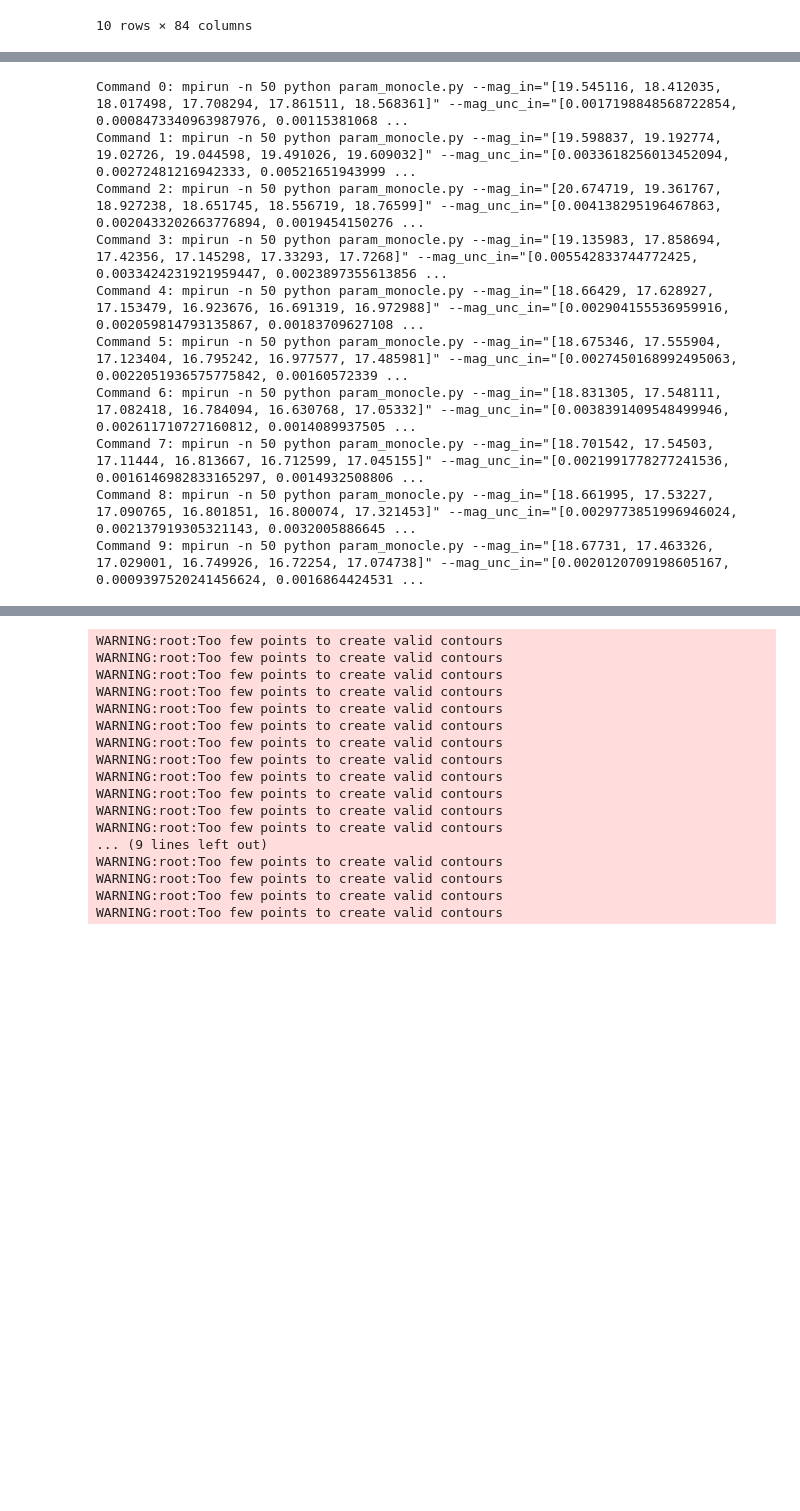
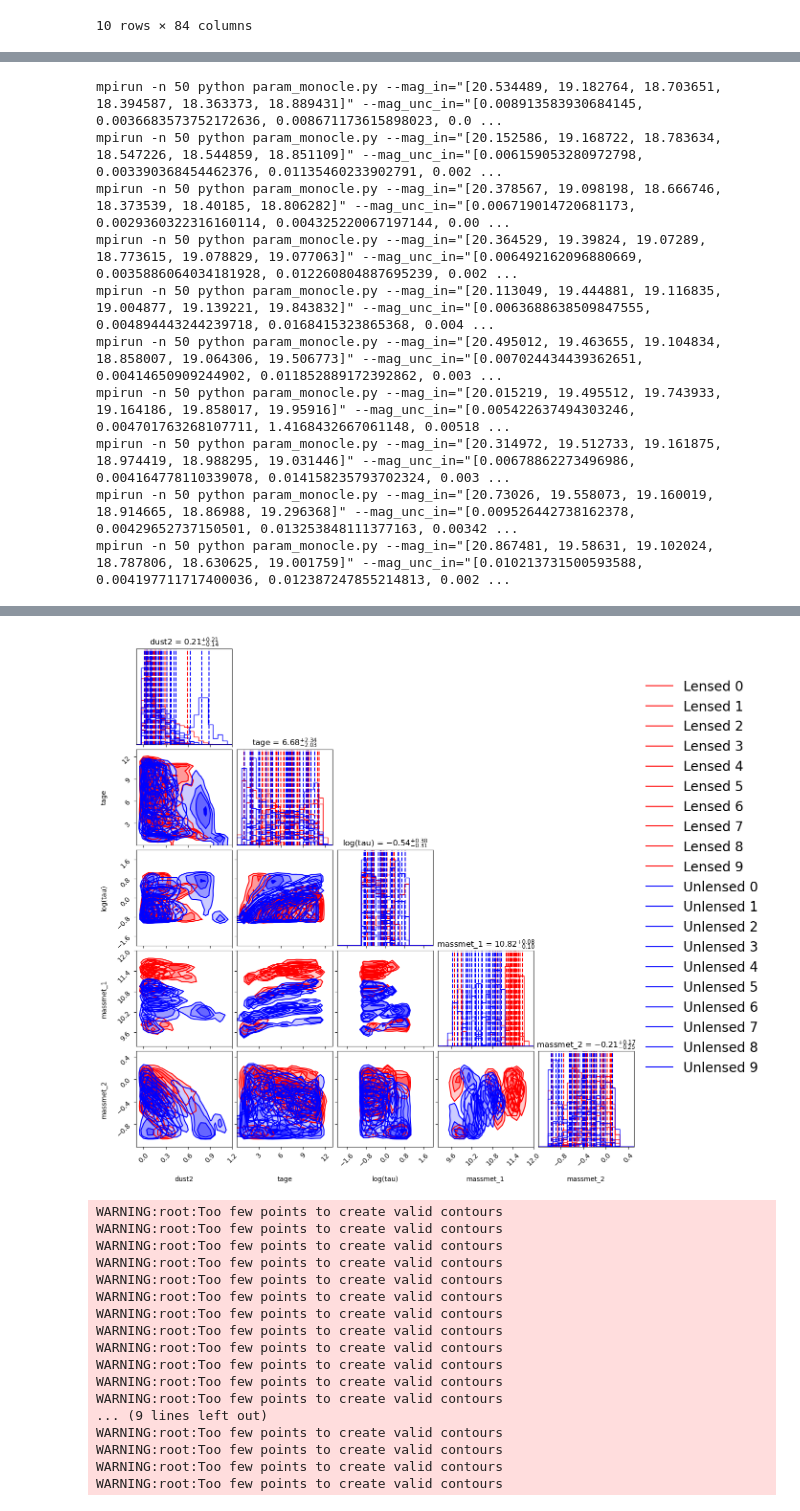
Before and after one commit to eramey16/galactic_lenses, a Jupyter notebook: DR10.ipynb, the cells around one changed output, grey strips where cells are left out. Drawn from its saved outputs; the diff is of its cells as text; code cells hidden in the pictures; blank space fills up the shorter version.

```diff
--- a/DR10.ipynb
+++ b/DR10.ipynb
@@ -0,0 +39,8 @@
+# %%
+not_found = []
+for i,gal in all_lensed.iterrows():
+    try:
+        trac_data = classify.query_galaxy(gal.ra, gal.dec)
+        all_lensed.loc[i, trac_data.columns] = trac_data.iloc[0]
+    except:
+        not_found.append(i)
@@ -113,3 +195,6 @@ lens10
 | 8 | 318179 | 1928m022 | 4437 | 10995449912627541 | 192.898767 | -2.134761 | SER | 18.732760 | 17.579939 | 17.125818 | ... | ... |
 | 9 | 315414 | 2216m027 | 821 | 10995447013311285 | 221.510959 | -2.807735 | SER | 18.935795 | 17.637444 | 17.157036 | ... | ... |
 10 rows × 84 columns
+# %%
+unlens10 = pd.read_csv('test_unlensed.csv')
+unlens10
@@ -154,20 +236,20 @@ array([0.00533879, 0.00345792, 0.01143685, 0.00278628, 0.01649121,
 # data.iloc[:10].to_csv("test_galaxies.csv", index=False)
 data = pd.read_csv("test_unlensed.csv")
 # %%
-gal10 = lens10
+gal10 = unlens10
 # gal10 = classify.query_galaxy(iptf16['ra'], iptf16['dec'])
 for i,gal in gal10.iterrows():
-    print(f"Command {i}: mpirun -n 50 python param_monocle.py --mag_in=\"{list(gal[['dered_mag_'+b for b in bands]])}\" " \
+    print(f"mpirun -n 50 python param_monocle.py --mag_in=\"{list(gal[['dered_mag_'+b for b in bands]])}\" " \
           f"--mag_unc_in=\"{list(2.5 / np.log(10) / np.array([gal['snr_'+b] for b in bands]))}\" " \
-          f"--object_redshift={gal['z_phot_median']} --outfile=test_data/lensed_nonparam_1{i}")
+          f"--object_redshift={gal['z_phot_median']} --outfile=test_data/unlensed_param_1{i}")
 # %% [output]
-Command 0: mpirun -n 50 python param_monocle.py --mag_in="[19.545116, 18.412035, 18.017498, 17.708294, 17.861511, 18.568361]" --mag_unc_in="[0.0017198848568722854, 0.0008473340963987976, 0.00115381068 ...
-Command 1: mpirun -n 50 python param_monocle.py --mag_in="[19.598837, 19.192774, 19.02726, 19.044598, 19.491026, 19.609032]" --mag_unc_in="[0.0033618256013452094, 0.00272481216942333, 0.00521651943999 ...
-Command 2: mpirun -n 50 python param_monocle.py --mag_in="[20.674719, 19.361767, 18.927238, 18.651745, 18.556719, 18.76599]" --mag_unc_in="[0.004138295196467863, 0.0020433202663776894, 0.0019454150276 ...
-Command 3: mpirun -n 50 python param_monocle.py --mag_in="[19.135983, 17.858694, 17.42356, 17.145298, 17.33293, 17.7268]" --mag_unc_in="[0.005542833744772425, 0.0033424231921959447, 0.0023897355613856 ...
-Command 4: mpirun -n 50 python param_monocle.py --mag_in="[18.66429, 17.628927, 17.153479, 16.923676, 16.691319, 16.972988]" --mag_unc_in="[0.002904155536959916, 0.002059814793135867, 0.00183709627108 ...
-Command 5: mpirun -n 50 python param_monocle.py --mag_in="[18.675346, 17.555904, 17.123404, 16.795242, 16.977577, 17.485981]" --mag_unc_in="[0.0027450168992495063, 0.0022051936575775842, 0.00160572339 ...
-Command 6: mpirun -n 50 python param_monocle.py --mag_in="[18.831305, 17.548111, 17.082418, 16.784094, 16.630768, 17.05332]" --mag_unc_in="[0.0038391409548499946, 0.002611710727160812, 0.0014089937505 ...
-Command 7: mpirun -n 50 python param_monocle.py --mag_in="[18.701542, 17.54503, 17.11444, 16.813667, 16.712599, 17.045155]" --mag_unc_in="[0.0021991778277241536, 0.0016146982833165297, 0.0014932508806 ...
-Command 8: mpirun -n 50 python param_monocle.py --mag_in="[18.661995, 17.53227, 17.090765, 16.801851, 16.800074, 17.321453]" --mag_unc_in="[0.0029773851996946024, 0.002137919305321143, 0.0032005886645 ...
-Command 9: mpirun -n 50 python param_monocle.py --mag_in="[18.67731, 17.463326, 17.029001, 16.749926, 16.72254, 17.074738]" --mag_unc_in="[0.0020120709198605167, 0.0009397520241456624, 0.0016864424531 ...
+mpirun -n 50 python param_monocle.py --mag_in="[20.534489, 19.182764, 18.703651, 18.394587, 18.363373, 18.889431]" --mag_unc_in="[0.008913583930684145, 0.0036683573752172636, 0.008671173615898023, 0.0 ...
+mpirun -n 50 python param_monocle.py --mag_in="[20.152586, 19.168722, 18.783634, 18.547226, 18.544859, 18.851109]" --mag_unc_in="[0.006159053280972798, 0.003390368454462376, 0.01135460233902791, 0.002 ...
+mpirun -n 50 python param_monocle.py --mag_in="[20.378567, 19.098198, 18.666746, 18.373539, 18.40185, 18.806282]" --mag_unc_in="[0.006719014720681173, 0.0029360322316160114, 0.004325220067197144, 0.00 ...
+mpirun -n 50 python param_monocle.py --mag_in="[20.364529, 19.39824, 19.07289, 18.773615, 19.078829, 19.077063]" --mag_unc_in="[0.006492162096880669, 0.0035886064034181928, 0.012260804887695239, 0.002 ...
+mpirun -n 50 python param_monocle.py --mag_in="[20.113049, 19.444881, 19.116835, 19.004877, 19.139221, 19.843832]" --mag_unc_in="[0.0063688638509847555, 0.004894443244239718, 0.0168415323865368, 0.004 ...
+mpirun -n 50 python param_monocle.py --mag_in="[20.495012, 19.463655, 19.104834, 18.858007, 19.064306, 19.506773]" --mag_unc_in="[0.007024434439362651, 0.00414650909244902, 0.011852889172392862, 0.003 ...
+mpirun -n 50 python param_monocle.py --mag_in="[20.015219, 19.495512, 19.743933, 19.164186, 19.858017, 19.95916]" --mag_unc_in="[0.005422637494303246, 0.004701763268107711, 1.4168432667061148, 0.00518 ...
+mpirun -n 50 python param_monocle.py --mag_in="[20.314972, 19.512733, 19.161875, 18.974419, 18.988295, 19.031446]" --mag_unc_in="[0.00678862273496986, 0.004164778110339078, 0.014158235793702324, 0.003 ...
+mpirun -n 50 python param_monocle.py --mag_in="[20.73026, 19.558073, 19.160019, 18.914665, 18.86988, 19.296368]" --mag_unc_in="[0.009526442738162378, 0.00429652737150501, 0.013253848111377163, 0.00342 ...
+mpirun -n 50 python param_monocle.py --mag_in="[20.867481, 19.58631, 19.102024, 18.787806, 18.630625, 19.001759]" --mag_unc_in="[0.010213731500593588, 0.004197711717400036, 0.012387247855214813, 0.002 ...
@@ -174,5 +278,5 @@ Command 9: mpirun -n 50 python param_monocle.py --mag_in="[18.67731, 17.463326,
 # %%
-def make_plots_for_h5(h5_files, ax_range=None, save=True, traceplot=False,
+def make_plots_for_h5(h5_files, ax_range=None, save=False, traceplot=False,
                      colors=None, labels=None):
     if not isinstance(h5_files, list):
         h5_files = [h5_files]
@@ -208,8 +312,8 @@ def make_plots_for_h5(h5_files, ax_range=None, save=True, traceplot=False,
             reader.subcorner(res, range=ax_range, fig=cornerfig, color=color)
 
         if save:
-            savefile = 'figs/'+h5_handle+'_subcorner.png'
-            plt.savefig(savefile, bbox_inches='tight')
+            if isinstance(save, bool): save = 'figs/'+h5_handle+'_subcorner.png'
+            plt.savefig(save, bbox_inches='tight')
 
     plt.legend(handles=[mpl.lines.Line2D([],[], color=color_legend[i], label=labels[i])
                        for i in range(len(h5_files))], frameon=False,
@@ -233,3 +337,11 @@ def make_plots_for_h5(h5_files, ax_range=None, save=True, traceplot=False,
 # ax_range=[(0.555, .585), (-.02, 0.3), (0.05, .4), (.8, 1.1), (11.4, 11.85), (-1.05, 0)]
 # make_plots_for_h5(unlensed_h5, save=False, ax_range=ax_range) # Unlensed
 # plt.savefig('figs/unlensed_custom_iband.png', bbox_inches='tight')
+# %%
+unlensed = [f'test_data/unlensed_param_1{i}.h5' for i in range(10)]
+lensed = [f'test_data/lensed_param_1{i}.h5' for i in range(10)]
+ax_range = [(-.1,1.2), (0, 13), (-2, 2), (9.2, 12), (-1.2, .5)]
+make_plots_for_h5(lensed+unlensed, ax_range=ax_range,
+                  labels=[f'Lensed {i}' for i in range(10)]+[f'Unlensed {i}' for i in range(10)],
+                  colors=['r']*10+['b']*10, save='figs/param_test.png')
+# %% [output]
@@ -236,3 +350,4 @@ def make_plots_for_h5(h5_files, ax_range=None, save=True, traceplot=False,
+[figure, added]
 # %%
 unlensed = [f'test_data/unlensed_nonparam_1{i}.h5' for i in range(10)]
 lensed = [f'test_data/lensed_nonparam_1{i}.h5' for i in range(10)]
```
Also changed, not shown: parts of 19 cells of this notebook, 12 other files.
